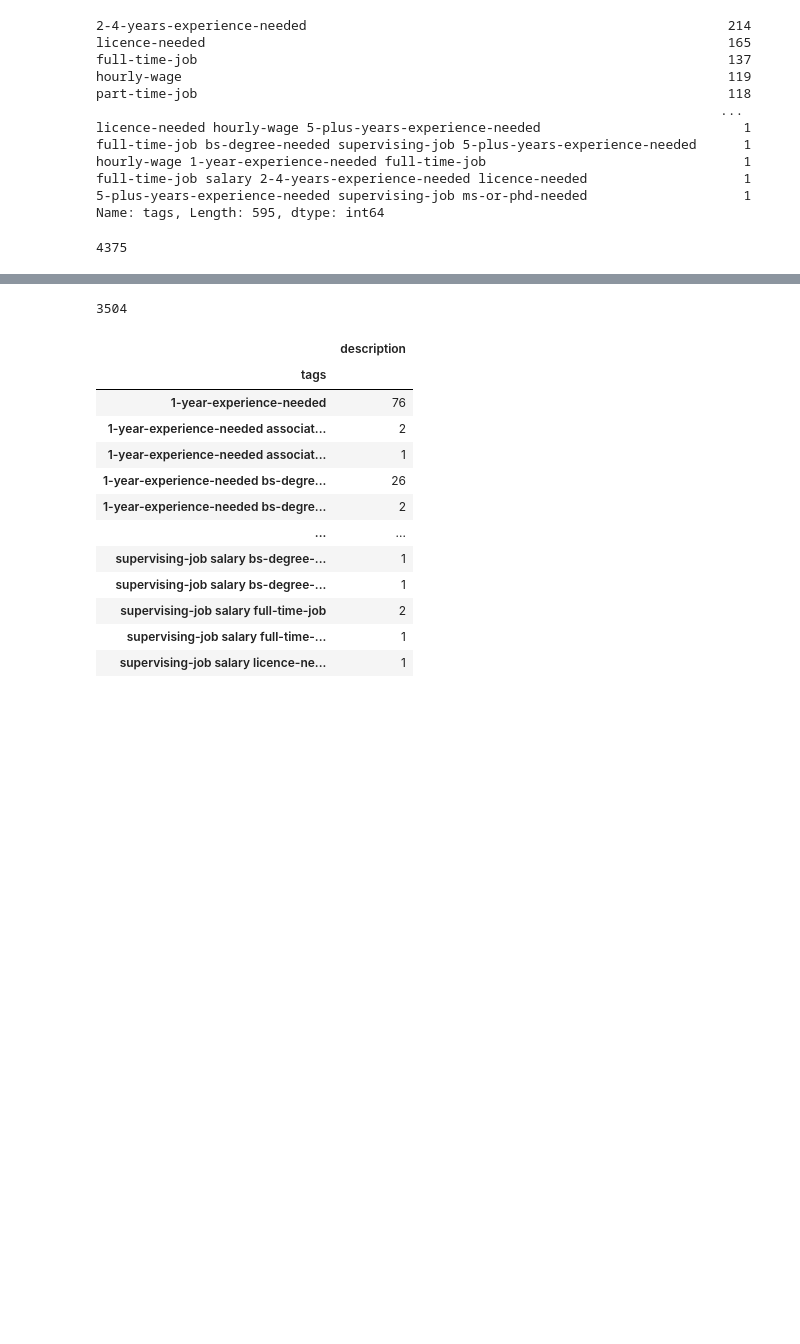
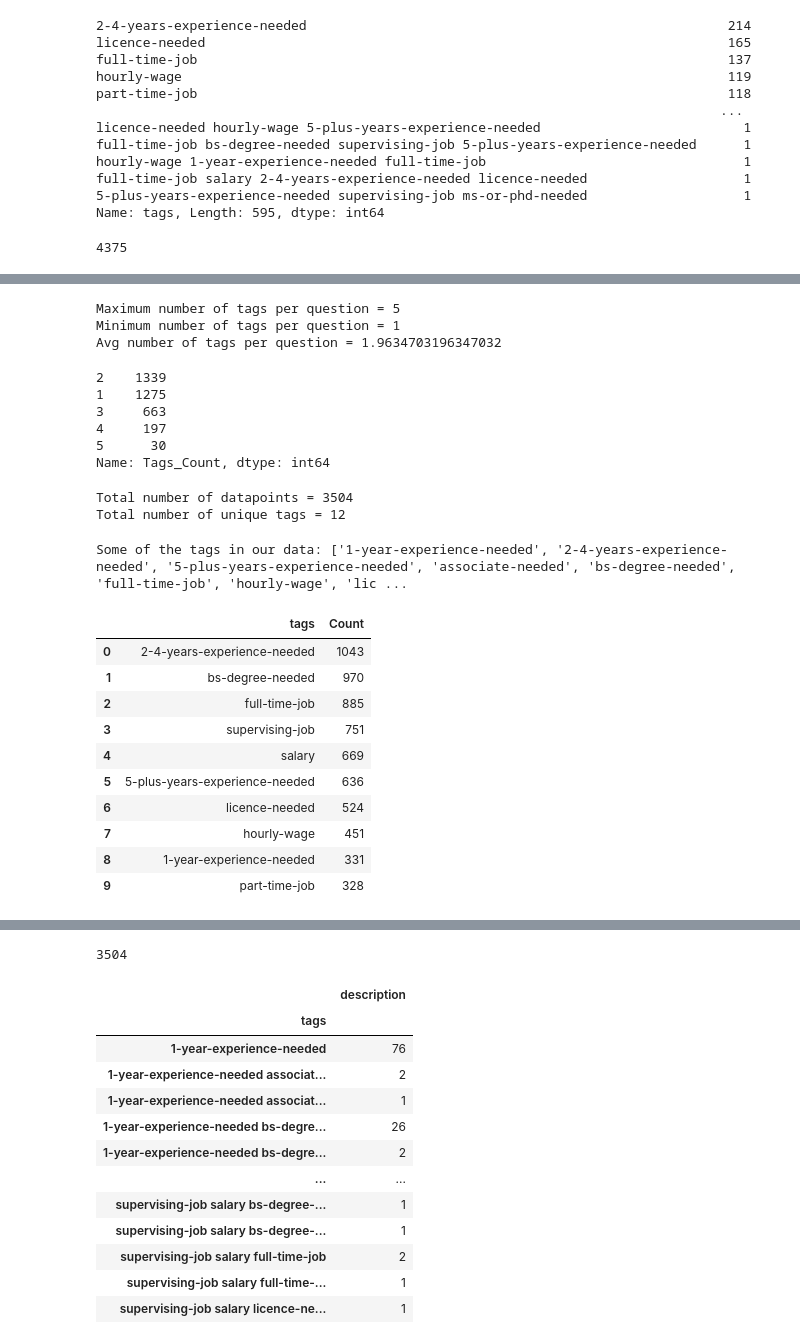
Before and after one commit to 15nisha/EXperimets, a Jupyter notebook: tsv_to_csv.ipynb, the cells around one changed output, grey strips where cells are left out. Drawn from its saved outputs; the diff is of its cells as text; code cells hidden in the pictures; blank space fills up the shorter version.

```diff
--- a/tsv_to_csv.ipynb
+++ b/tsv_to_csv.ipynb
@@ -100,0 +123,17 @@ uniq_table.head(40)
+# %%
+print("Maximum number of tags per question = "+str(max(uniq_table['Tags_Count'])))
+print("Minimum number of tags per question = "+str(min(uniq_table['Tags_Count'])))
+print("Avg number of tags per question = "+str(sum(uniq_table['Tags_Count'])/len(uniq_table['Tags_Count'])))
+# %% [output]
+Maximum number of tags per question = 5
+Minimum number of tags per question = 1
+Avg number of tags per question = 1.9634703196347032
+# %%
+uniq_table['Tags_Count'].value_counts()
+# %% [output]
+2    1339
+1    1275
+3     663
+4     197
+5      30
+Name: Tags_Count, dtype: int64
@@ -100,0 +143,32 @@ uniq_table.head(40)
+# %%
+print("Total number of datapoints = {}".format(data_bow.shape[0]))
+print("Total number of unique tags = {}".format(data_bow.shape[1]))
+# %% [output]
+Total number of datapoints = 3504
+Total number of unique tags = 12
+# %%
+print("Some of the tags in our data: {}".format(vectorizer.get_feature_names()[:15]))
+# %% [output]
+Some of the tags in our data: ['1-year-experience-needed', '2-4-years-experience-needed', '5-plus-years-experience-needed', 'associate-needed', 'bs-degree-needed', 'full-time-job', 'hourly-wage', 'lic ...
+# %%
+
+#top 10 highest occurring tags
+col_sum = data_bow.sum(axis = 0).A1 #data_bow.sum(axis = 0) will sum the column of sparse matrix then .A1 will convert that
+                                    #matrix into array.
+feat_count = dict(zip(vectorizer.get_feature_names(), col_sum))
+feat_count_sorted = dict(sorted(feat_count.items(), key = lambda x: x[1], reverse = True))
+count_data = {"tags":list(feat_count_sorted.keys()), "Count": list(feat_count_sorted.values())}
+count_df = pd.DataFrame(data = count_data)
+count_df[:10]
+# %% [output]
+|  | tags | Count |
+| 0 | 2-4-years-experience-needed | 1043 |
+| 1 | bs-degree-needed | 970 |
+| 2 | full-time-job | 885 |
+| 3 | supervising-job | 751 |
+| 4 | salary | 669 |
+| 5 | 5-plus-years-experience-needed | 636 |
+| 6 | licence-needed | 524 |
+| 7 | hourly-wage | 451 |
+| 8 | 1-year-experience-needed | 331 |
+| 9 | part-time-job | 328 |
```
Also changed, not shown: parts of 15 cells of this notebook.
